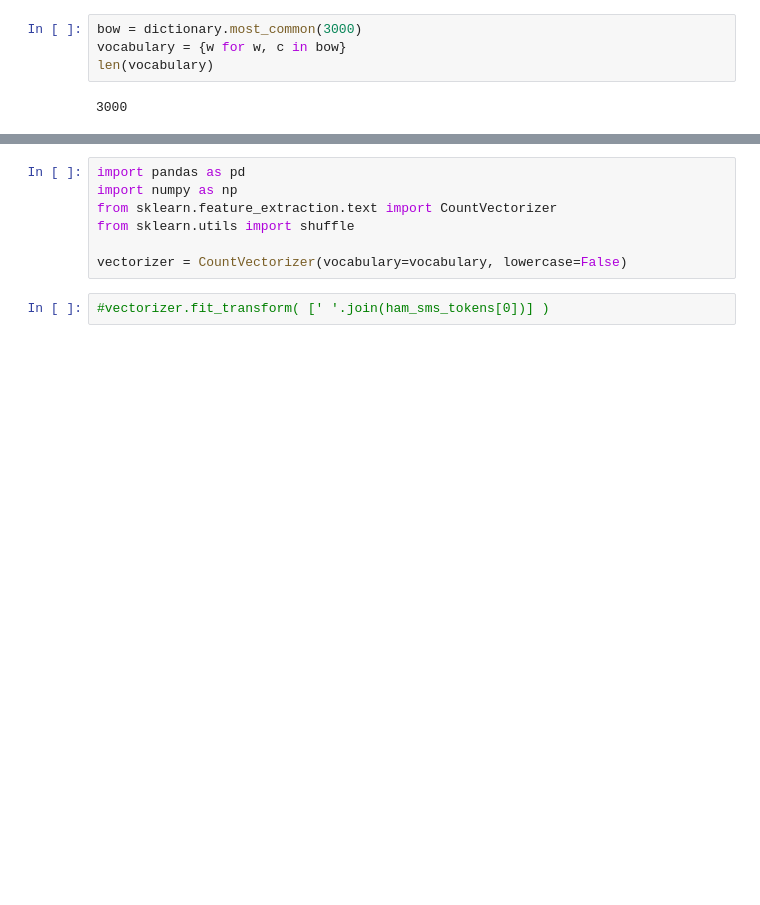
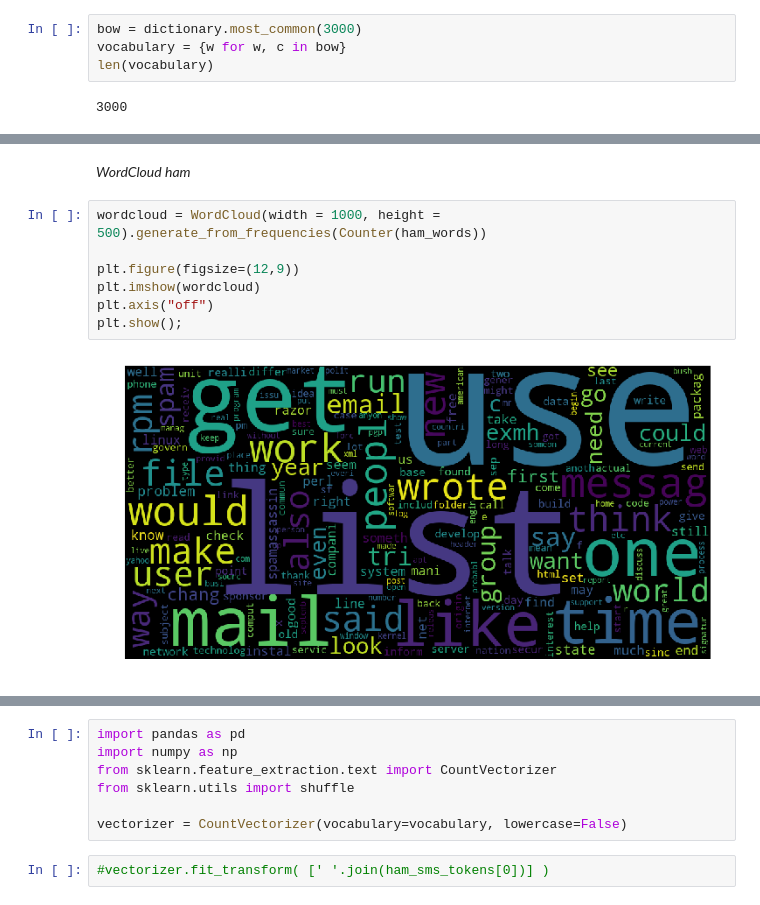
Before and after one commit to ann-2018-03/evaluacion-lfsalazarz, a Jupyter notebook: 03-spam-solucion.ipynb, the cells around one changed output, grey strips where cells are left out. Drawn from its saved outputs; the diff is of its cells as text; blank space fills up the shorter version.

```diff
--- a/03-spam-solucion.ipynb
+++ b/03-spam-solucion.ipynb
@@ -558,0 +618,11 @@ len(vocabulary)
+# %% [markdown]
+*WordCloud ham*
+# %%
+wordcloud = WordCloud(width = 1000, height = 500).generate_from_frequencies(Counter(ham_words))
+
+plt.figure(figsize=(12,9))
+plt.imshow(wordcloud)
+plt.axis("off")
+plt.show();
+# %% [output]
+[figure, added]
```
Also changed, not shown: parts of 77 cells of this notebook, 3 other files.
